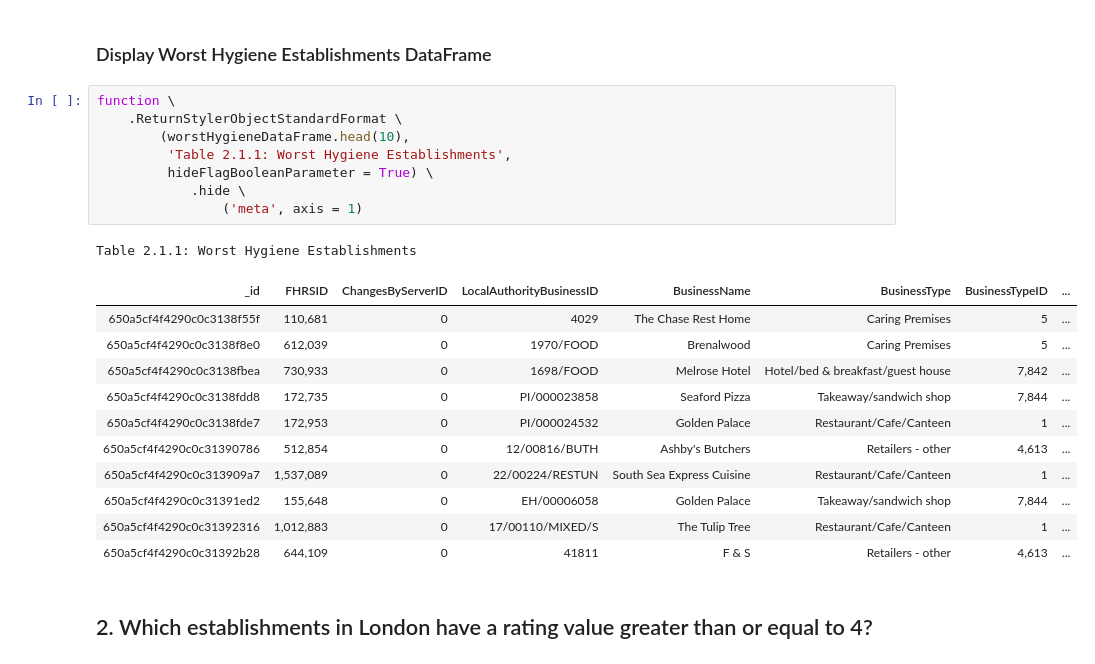
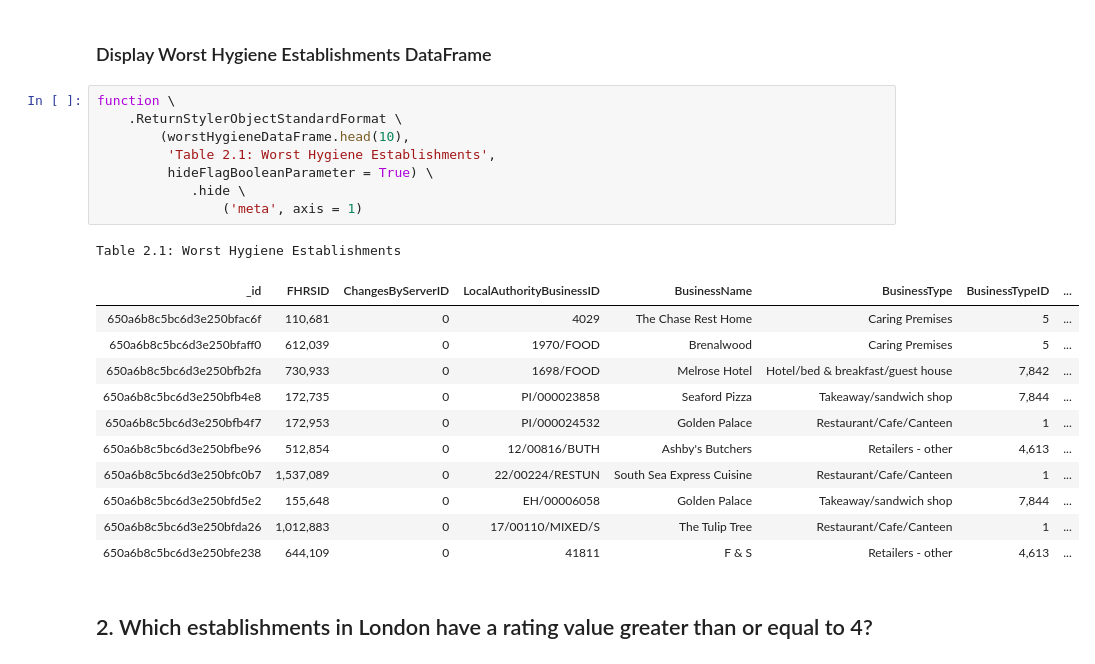
Before and after one commit to njamesgeorge1223/UK-Food-Magazine-Restaurant-Analysis-using-MongoDB, a Jupyter notebook: NoSQLAnalysis.ipynb, the cells around one changed output. Drawn from its saved outputs; the diff is of its cells as text.

```diff
--- a/NoSQLAnalysis.ipynb
+++ b/NoSQLAnalysis.ipynb
@@ -236,24 +238,24 @@ The number of rows in the Lowest Hygiene Establishments DataFrame is 41.
 # %%
 function \
     .ReturnStylerObjectStandardFormat \
         (worstHygieneDataFrame.head(10),
-         'Table 2.1.1: Worst Hygiene Establishments',
+         'Table 2.1: Worst Hygiene Establishments',
          hideFlagBooleanParameter = True) \
             .hide \
                 ('meta', axis = 1)
 # %% [output]
-Table 2.1.1: Worst Hygiene Establishments
+Table 2.1: Worst Hygiene Establishments
 | _id | FHRSID | ChangesByServerID | LocalAuthorityBusinessID | BusinessName | BusinessType | BusinessTypeID | ... |
-| 650a5cf4f4290c0c3138f55f | 110,681 | 0 | 4029 | The Chase Rest Home | Caring Premises | 5 | ... |
-| 650a5cf4f4290c0c3138f8e0 | 612,039 | 0 | 1970/FOOD | Brenalwood | Caring Premises | 5 | ... |
-| 650a5cf4f4290c0c3138fbea | 730,933 | 0 | 1698/FOOD | Melrose Hotel | Hotel/bed & breakfast/guest house | 7,842 | ... |
-| 650a5cf4f4290c0c3138fdd8 | 172,735 | 0 | PI/000023858 | Seaford Pizza | Takeaway/sandwich shop | 7,844 | ... |
-| 650a5cf4f4290c0c3138fde7 | 172,953 | 0 | PI/000024532 | Golden Palace | Restaurant/Cafe/Canteen | 1 | ... |
-| 650a5cf4f4290c0c31390786 | 512,854 | 0 | 12/00816/BUTH | Ashby's Butchers | Retailers - other | 4,613 | ... |
-| 650a5cf4f4290c0c313909a7 | 1,537,089 | 0 | 22/00224/RESTUN | South Sea Express Cuisine | Restaurant/Cafe/Canteen | 1 | ... |
-| 650a5cf4f4290c0c31391ed2 | 155,648 | 0 | EH/00006058 | Golden Palace | Takeaway/sandwich shop | 7,844 | ... |
-| 650a5cf4f4290c0c31392316 | 1,012,883 | 0 | 17/00110/MIXED/S | The Tulip Tree | Restaurant/Cafe/Canteen | 1 | ... |
-| 650a5cf4f4290c0c31392b28 | 644,109 | 0 | 41811 | F & S | Retailers - other | 4,613 | ... |
+| 650a6b8c5bc6d3e250bfac6f | 110,681 | 0 | 4029 | The Chase Rest Home | Caring Premises | 5 | ... |
+| 650a6b8c5bc6d3e250bfaff0 | 612,039 | 0 | 1970/FOOD | Brenalwood | Caring Premises | 5 | ... |
+| 650a6b8c5bc6d3e250bfb2fa | 730,933 | 0 | 1698/FOOD | Melrose Hotel | Hotel/bed & breakfast/guest house | 7,842 | ... |
+| 650a6b8c5bc6d3e250bfb4e8 | 172,735 | 0 | PI/000023858 | Seaford Pizza | Takeaway/sandwich shop | 7,844 | ... |
+| 650a6b8c5bc6d3e250bfb4f7 | 172,953 | 0 | PI/000024532 | Golden Palace | Restaurant/Cafe/Canteen | 1 | ... |
+| 650a6b8c5bc6d3e250bfbe96 | 512,854 | 0 | 12/00816/BUTH | Ashby's Butchers | Retailers - other | 4,613 | ... |
+| 650a6b8c5bc6d3e250bfc0b7 | 1,537,089 | 0 | 22/00224/RESTUN | South Sea Express Cuisine | Restaurant/Cafe/Canteen | 1 | ... |
+| 650a6b8c5bc6d3e250bfd5e2 | 155,648 | 0 | EH/00006058 | Golden Palace | Takeaway/sandwich shop | 7,844 | ... |
+| 650a6b8c5bc6d3e250bfda26 | 1,012,883 | 0 | 17/00110/MIXED/S | The Tulip Tree | Restaurant/Cafe/Canteen | 1 | ... |
+| 650a6b8c5bc6d3e250bfe238 | 644,109 | 0 | 41811 | F & S | Retailers - other | 4,613 | ... |
 # %% [markdown]
 ## 2. Which establishments in London have a rating value greater than or equal to 4?
 # %% [markdown]
```
Also changed, not shown: parts of 6 cells of this notebook, 1 other file.
